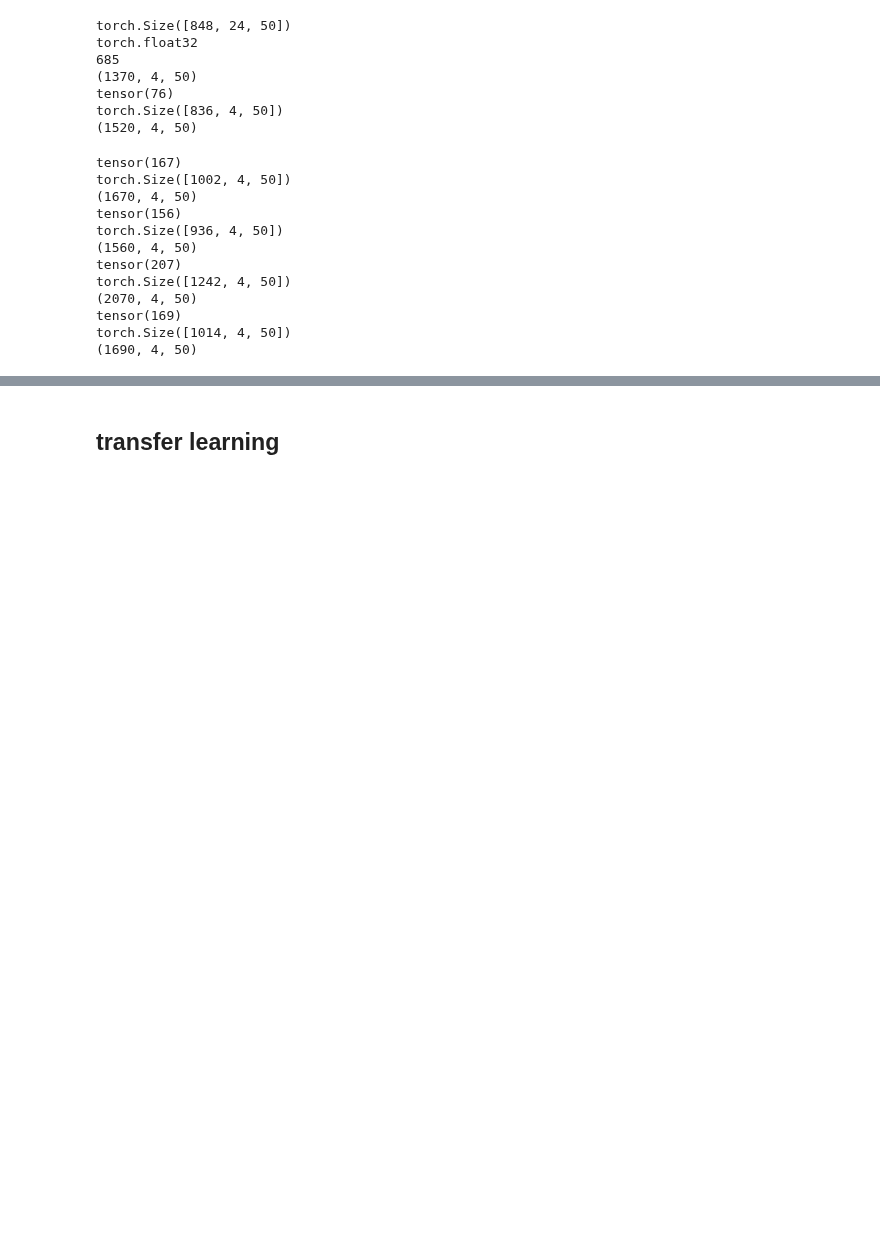
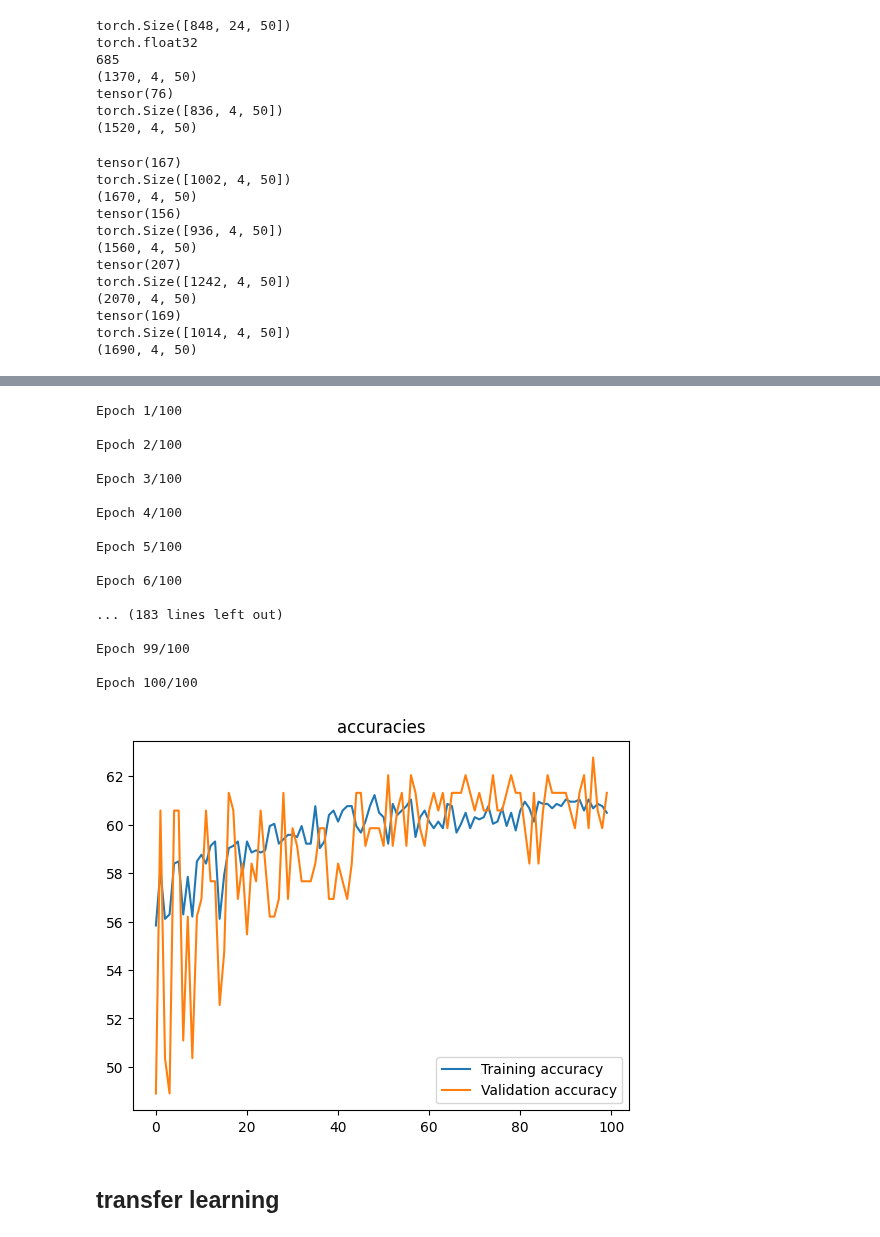
Before and after one commit to dibahk/FTL-on-Predictive-Maintenace, a Jupyter notebook: FTL/centralized_FedAvg.ipynb, the cells around one changed output, grey strips where cells are left out. Saved outputs shown, nothing was run; the diff lists cells and outputs as text; code cells hidden in the pictures; blank space fills up the shorter version.

```diff
--- a/FTL/centralized_FedAvg.ipynb
+++ b/FTL/centralized_FedAvg.ipynb
@@ -312,3 +310,24 @@ Final test set performance:
+# %%
+a =  train(net, trainloader, valloader, configuration,  configuration['epochs'], configuration['decay'], configuration['dropout'])
+# %% [output]
+Epoch 1/100
+
+Epoch 2/100
+
+Epoch 3/100
+
+Epoch 4/100
+
+Epoch 5/100
+
+Epoch 6/100
+
+... (183 lines left out)
+
+Epoch 99/100
+
+Epoch 100/100
+[figure, added]
 # %% [markdown]
 ## transfer learning
 # %%
```
Also changed, not shown: parts of 10 cells of this notebook.
